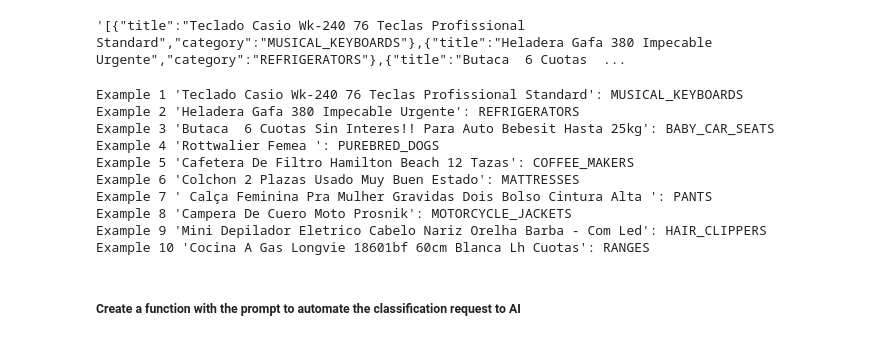
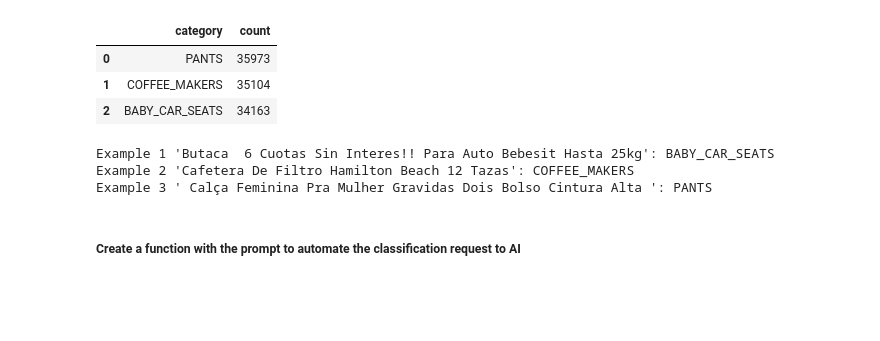
Before and after one commit to mari-fra/tp_final, a Jupyter notebook: tp_final_openai.ipynb, the cells around one changed output. Saved outputs shown, nothing was run; the diff lists cells and outputs as text; code cells hidden in the pictures; blank space fills up the shorter version.

```diff
--- a/tp_final_openai.ipynb
+++ b/tp_final_openai.ipynb
@@ -7,2 +24,2 @@ client = OpenAI(api_key="OPENAI_API_KEY")
 # %%
-df_train = pd.read_csv('train.csv')
+df_input = pd.read_csv('train.csv')
@@ -42,2 +88,5 @@ Name: count, Length: 1588, dtype: int64
 # %%
-top_categories = df_train['category'].value_counts().head(10).reset_index()
+n_examples = 3
+top_categories = df_input['category'].value_counts().head(n_examples).reset_index()
+examples = df_input[['title', 'category']].drop_duplicates('category', keep='first')
+examples_filtered = examples.merge(top_categories[['category']], on= 'category', how='inner')
@@ -61,8 +93,10 @@ examples_filtered
-# %%
-examples_filtered_json = examples_filtered.to_json(orient= "records")
-examples_filtered_json
-# %% [output]
-'[{"title":"Teclado Casio Wk-240 76 Teclas Profissional Standard","category":"MUSICAL_KEYBOARDS"},{"title":"Heladera Gafa 380 Impecable Urgente","category":"REFRIGERATORS"},{"title":"Butaca  6 Cuotas  ...
+# %%
+top_categories
+# %% [output]
+|  | category | count |
+| 0 | PANTS | 35973 |
+| 1 | COFFEE_MAKERS | 35104 |
+| 2 | BABY_CAR_SEATS | 34163 |
 # %%
 few_examples = ""
 for row_number, row in examples_filtered.iterrows():
@@ -70,16 +104,9 @@ for row_number, row in examples_filtered.iterrows():
 # %%
 print(few_examples)
 # %% [output]
-Example 1 'Teclado Casio Wk-240 76 Teclas Profissional Standard': MUSICAL_KEYBOARDS
-Example 2 'Heladera Gafa 380 Impecable Urgente': REFRIGERATORS
-Example 3 'Butaca  6 Cuotas Sin Interes!! Para Auto Bebesit Hasta 25kg': BABY_CAR_SEATS
-Example 4 'Rottwalier Femea ': PUREBRED_DOGS
-Example 5 'Cafetera De Filtro Hamilton Beach 12 Tazas': COFFEE_MAKERS
-Example 6 'Colchon 2 Plazas Usado Muy Buen Estado': MATTRESSES
-Example 7 ' Calça Feminina Pra Mulher Gravidas Dois Bolso Cintura Alta ': PANTS
-Example 8 'Campera De Cuero Moto Prosnik': MOTORCYCLE_JACKETS
-Example 9 'Mini Depilador Eletrico Cabelo Nariz Orelha Barba - Com Led': HAIR_CLIPPERS
-Example 10 'Cocina A Gas Longvie 18601bf 60cm Blanca Lh Cuotas': RANGES
+Example 1 'Butaca  6 Cuotas Sin Interes!! Para Auto Bebesit Hasta 25kg': BABY_CAR_SEATS
+Example 2 'Cafetera De Filtro Hamilton Beach 12 Tazas': COFFEE_MAKERS
+Example 3 ' Calça Feminina Pra Mulher Gravidas Dois Bolso Cintura Alta ': PANTS
 # %% [markdown]
 ##### Create a function with the prompt to automate the classification request to AI
 # %% [markdown]
```
Also changed, not shown: parts of 25 cells of this notebook.
